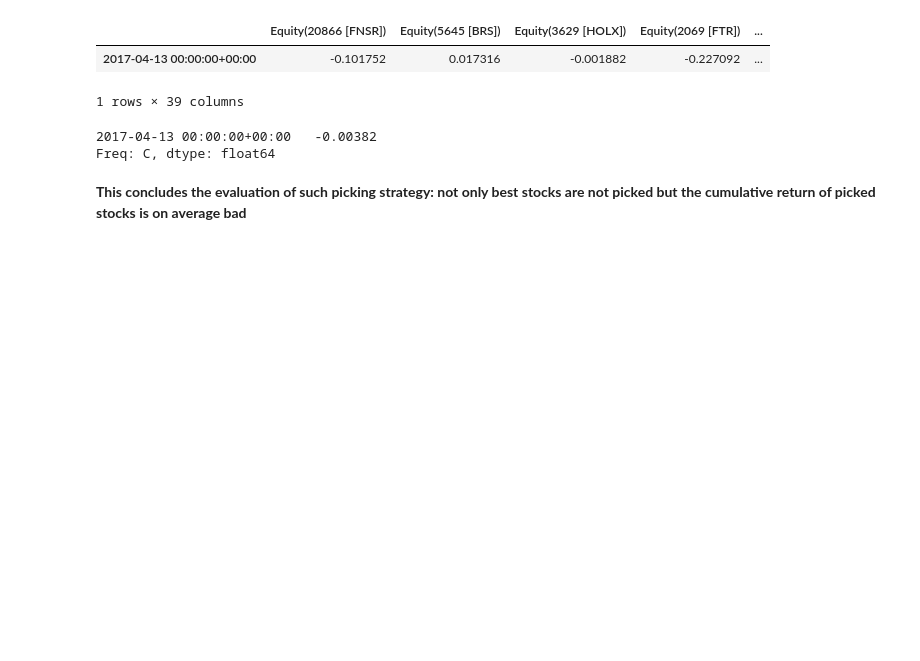
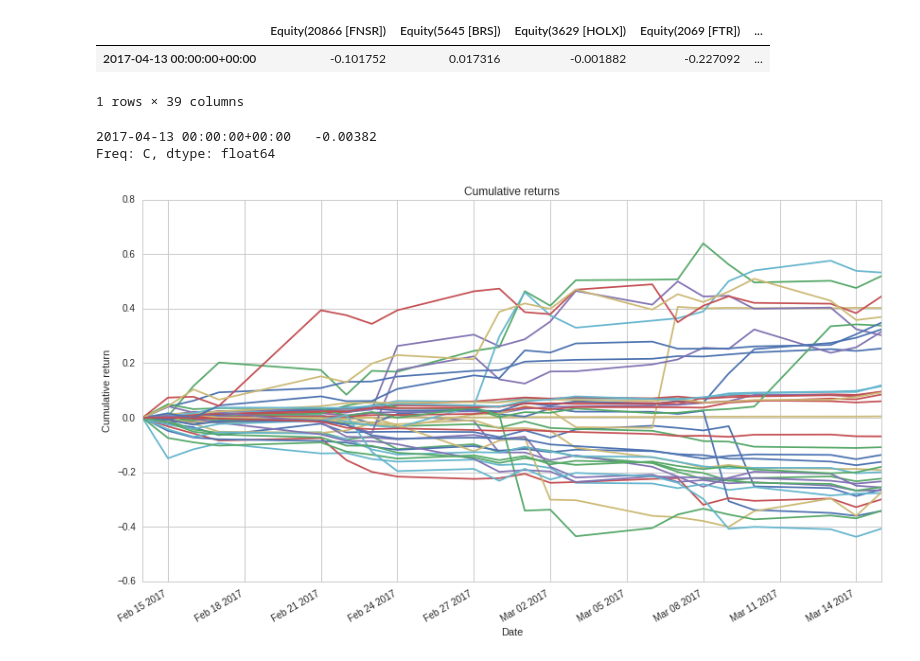
Before and after one commit to gtesei/python-for-finance-notes, a Jupyter notebook: 4_2__Stock_Picking_The_Future_is_not_what_used_to_be.ipynb, the cells around one changed output. Drawn from its saved outputs; the diff is of its cells as text; code cells hidden in the pictures; blank space fills up the shorter version.

```diff
--- a/4_2__Stock_Picking_The_Future_is_not_what_used_to_be.ipynb
+++ b/4_2__Stock_Picking_The_Future_is_not_what_used_to_be.ipynb
@@ -571,6 +572,3 @@ cr.mean(axis=1)
 # %% [output]
 2017-04-13 00:00:00+00:00   -0.00382
 Freq: C, dtype: float64
-# %% [markdown]
-__This concludes the evaluation of such picking strategy: not only best stocks are not picked but the cumulative
-    return of picked stocks is on average bad__
@@ -576,0 +580,11 @@ __This concludes the evaluation of such picking strategy: not only best stocks a
+# %%
+cr0 = cumulative_returns(pricing_1[list(pick_stock)])
+cr0 = cr0.fillna(value=0)
+cr0 = cr0.sort_index()
+ax = cr0.plot(title="Cumulative returns")
+ax.set_xlabel("Date")
+ax.set_ylabel("Cumulative return")
+ax.legend_.remove()
+plt.show()
+# %% [output]
+[figure, added]
```
Also changed, not shown: parts of 6 cells of this notebook.
